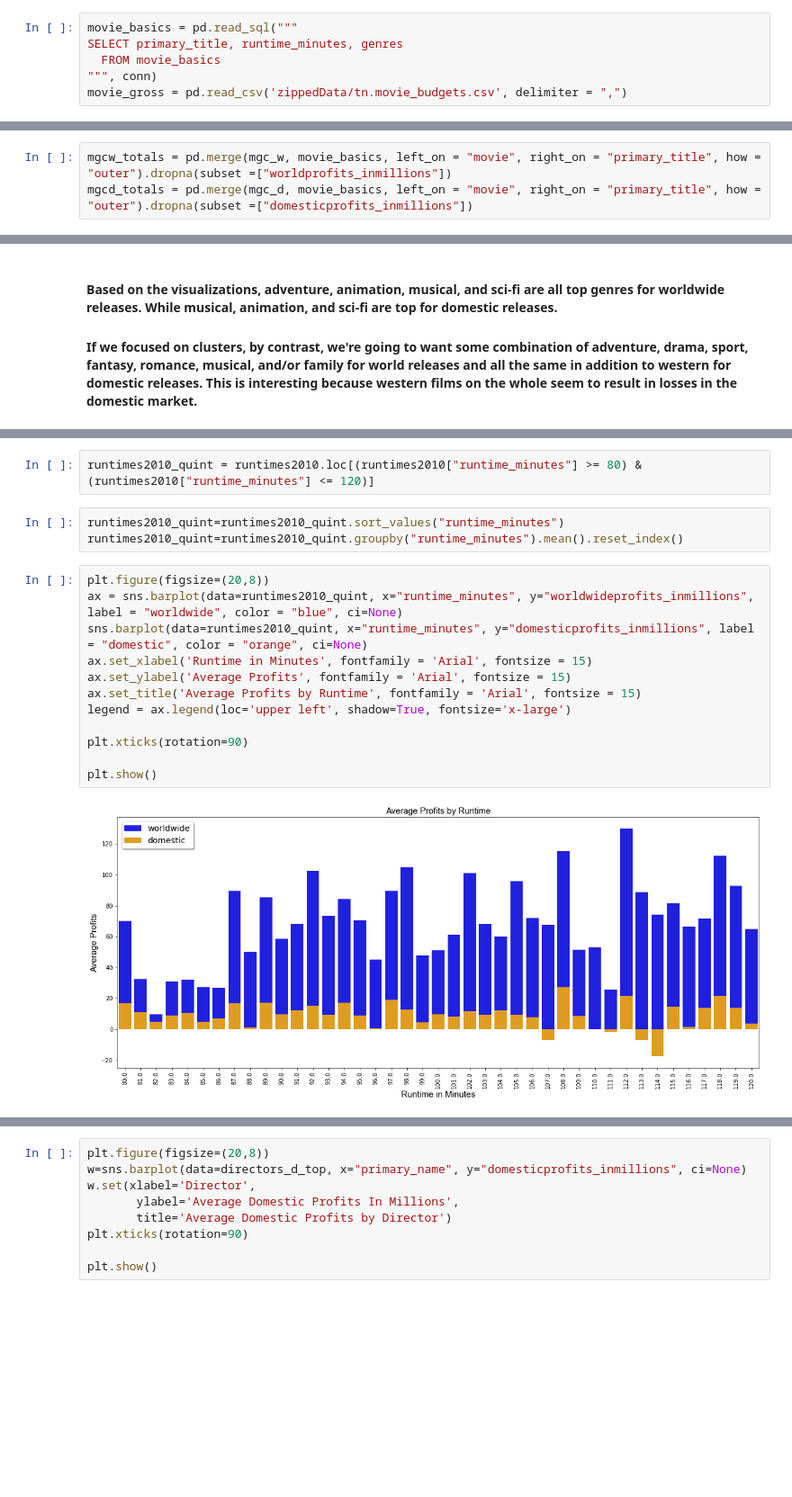
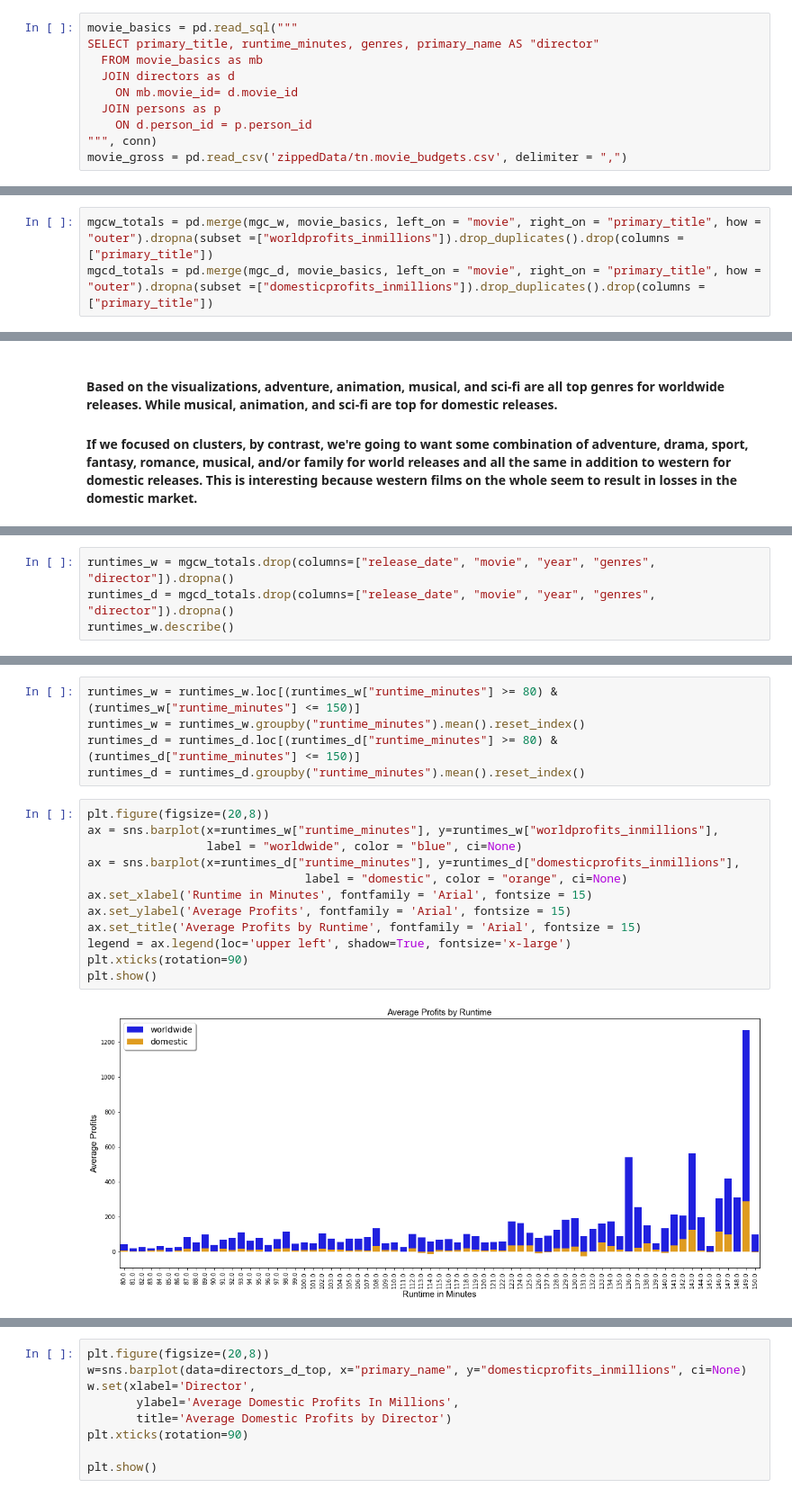
Before and after one commit to npagrawal/dsc-phase-1-project-v2-4, a Jupyter notebook: Near Final.ipynb, the cells around one changed output, grey strips where cells are left out. Shown: that part at 90% size. Drawn from its saved outputs; the diff is of its cells as text; blank space fills up the shorter version.

```diff
--- a/Near Final.ipynb
+++ b/Near Final.ipynb
@@ -25,7 +25,11 @@ import seaborn as sns
 When importing from the IMDB dataset, we only want primary_title, runtime_minutes, and genres since these will be most relevant to our recommendations.
 # %%
 movie_basics = pd.read_sql("""
-SELECT primary_title, runtime_minutes, genres
-  FROM movie_basics
+SELECT primary_title, runtime_minutes, genres, primary_name AS "director"
+  FROM movie_basics as mb
+  JOIN directors as d
+    ON mb.movie_id= d.movie_id
+  JOIN persons as p
+    ON d.person_id = p.person_id
 """, conn)
 movie_gross = pd.read_csv('zippedData/tn.movie_budgets.csv', delimiter = ",")
@@ -236,8 +256,8 @@ We can see that "primary_title" in movie_basics is the same as "movie" in movie_
 
 We're going to merge these dataframes along "primary_title" for movie_basics from IMDB and "movie" from movie_gross from The Numbers to create the new dataframe movie_totals.
 # %%
-mgcw_totals = pd.merge(mgc_w, movie_basics, left_on = "movie", right_on = "primary_title", how = "outer").dropna(subset =["worldprofits_inmillions"])
-mgcd_totals = pd.merge(mgc_d, movie_basics, left_on = "movie", right_on = "primary_title", how = "outer").dropna(subset =["domesticprofits_inmillions"])
+mgcw_totals = pd.merge(mgc_w, movie_basics, left_on = "movie", right_on = "primary_title", how = "outer").dropna(subset =["worldprofits_inmillions"]).drop_duplicates().drop(columns = ["primary_title"])
+mgcd_totals = pd.merge(mgc_d, movie_basics, left_on = "movie", right_on = "primary_title", how = "outer").dropna(subset =["domesticprofits_inmillions"]).drop_duplicates().drop(columns = ["primary_title"])
 # %%
 mgcw_totals.sort_values("worldprofits_inmillions")
 # %% [output]
@@ -468,0 +489,4 @@ Name: runtime_minutes, dtype: float64
+# %%
+runtimes_w = mgcw_totals.drop(columns=["release_date", "movie", "year", "genres", "director"]).dropna()
+runtimes_d = mgcd_totals.drop(columns=["release_date", "movie", "year", "genres", "director"]).dropna()
+runtimes_w.describe()
@@ -471,19 +521,19 @@ The middle 50 of our data is 91 minutes to 116 minutes runtime. The minimum runt
-# %%
-runtimes2010_quint = runtimes2010.loc[(runtimes2010["runtime_minutes"] >= 80) & (runtimes2010["runtime_minutes"] <= 120)]
-# %%
-runtimes2010_quint=runtimes2010_quint.sort_values("runtime_minutes")
-runtimes2010_quint=runtimes2010_quint.groupby("runtime_minutes").mean().reset_index()
+# %%
+runtimes_w = runtimes_w.loc[(runtimes_w["runtime_minutes"] >= 80) & (runtimes_w["runtime_minutes"] <= 150)]
+runtimes_w = runtimes_w.groupby("runtime_minutes").mean().reset_index()
+runtimes_d = runtimes_d.loc[(runtimes_d["runtime_minutes"] >= 80) & (runtimes_d["runtime_minutes"] <= 150)]
+runtimes_d = runtimes_d.groupby("runtime_minutes").mean().reset_index()
 # %%
 plt.figure(figsize=(20,8))
-ax = sns.barplot(data=runtimes2010_quint, x="runtime_minutes", y="worldwideprofits_inmillions", label = "worldwide", color = "blue", ci=None)
-sns.barplot(data=runtimes2010_quint, x="runtime_minutes", y="domesticprofits_inmillions", label = "domestic", color = "orange", ci=None)
+ax = sns.barplot(x=runtimes_w["runtime_minutes"], y=runtimes_w["worldprofits_inmillions"],
+                 label = "worldwide", color = "blue", ci=None)
+ax = sns.barplot(x=runtimes_d["runtime_minutes"], y=runtimes_d["domesticprofits_inmillions"],
+                               label = "domestic", color = "orange", ci=None)
 ax.set_xlabel('Runtime in Minutes', fontfamily = 'Arial', fontsize = 15)
 ax.set_ylabel('Average Profits', fontfamily = 'Arial', fontsize = 15)
 ax.set_title('Average Profits by Runtime', fontfamily = 'Arial', fontsize = 15)
 legend = ax.legend(loc='upper left', shadow=True, fontsize='x-large')
-
 plt.xticks(rotation=90)
-
 plt.show()
 # %% [output]
-[figure, old version]
+[figure, new version]
```
Also changed, not shown: parts of 38 cells of this notebook.
